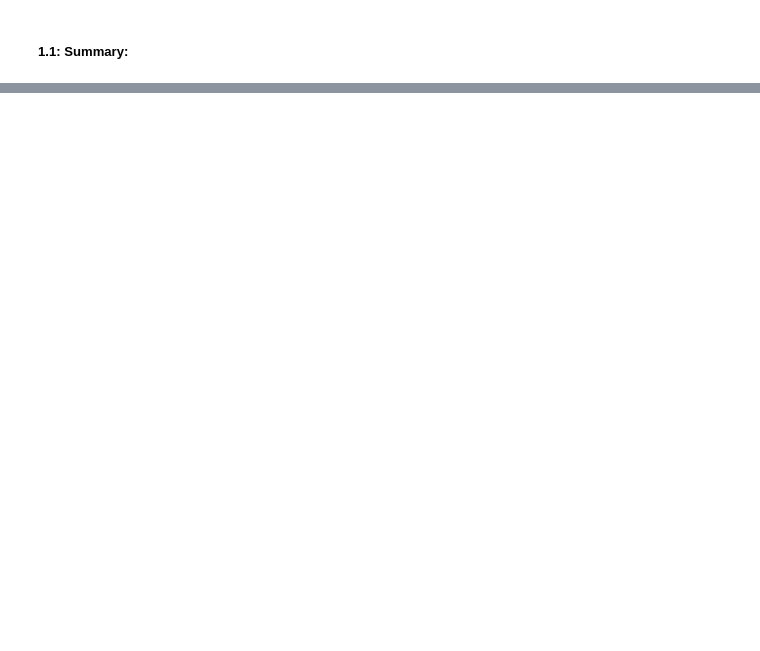
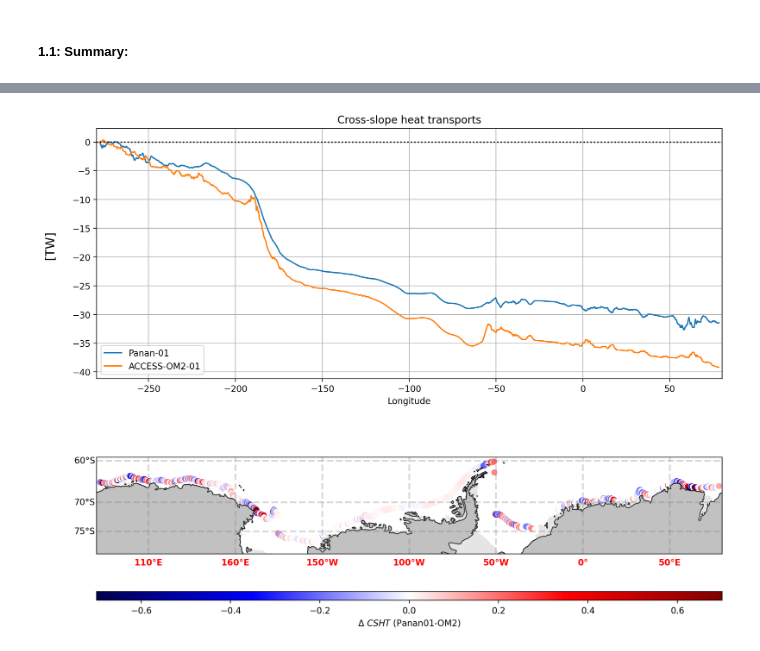
Before and after one commit to willaguiar/Panan_HT_ASC, a Jupyter notebook: Jupyter/Mean_CSHT_pananVSom2.ipynb, the cells around one changed output, grey strips where cells are left out. Saved outputs shown, nothing was run; the diff lists cells and outputs as text; code cells hidden in the pictures; blank space fills up the shorter version.

Commit message:
Validation script for panan01

```diff
--- a/Jupyter/Mean_CSHT_pananVSom2.ipynb
+++ b/Jupyter/Mean_CSHT_pananVSom2.ipynb
@@ -85,6 +83,9 @@ P01_unbinned_lon=panan_HT.isel(time=0).lon_along_contour
 OM2_unbinned_lon=OM2_HT.isel(time=0).lon_along_contour
 P01_binned_lon=panan_HT.isel(time=0).lon_bin_midpoints
 OM2_binned_lon=OM2_HT.isel(time=0).lon_bin_midpoints
+
+P01_unbinned_lat=panan_HT.isel(time=0).lat_along_contour
+P01_binned_lat=panan_HT.isel(time=0).lat_bin_midpoints
 # %%
 panan_factor=P01_unbinned_HT_mean.sum()/(P01_binned_CSHT_mean+P01_binned_ZC_mean).sum()
 OM2_factor=OM2_unbinned_HT_mean.sum()/(OM2_binned_CSHT_mean+OM2_binned_ZC_mean).sum()
@@ -162,0 +170,83 @@ We have very similar seasonalyty between both models, except by the maximum summ
+# %%
+P01_binned_CSHT_contour=(P01_binned_CSHT_mean+P01_binned_ZC_mean)*panan_factor/1e12
+OM2_binned_CSHT_contour= (OM2_binned_CSHT_mean+OM2_binned_ZC_mean)*OM2_factor/1e12
+# %%
+#For plotting the bathymetry
+lat_slice  = slice(-83,-59)
+ht_OM2 = cc.querying.getvar('01deg_jra55v13_ryf9091','ht' , session,n=1).sel(yt_ocean=lat_slice)
+land_mask_OM2 = np.squeeze(ht_OM2.values)*0
+land_mask_OM2[np.isnan(land_mask_OM2)] = 1
+land_mask_OM2 = np.where(land_mask_OM2==1,land_mask_OM2,np.nan)
+land_mask_masked_OM2 = np.ma.masked_where((land_mask_OM2==0),land_mask_OM2)
+# make land go all the way to -90S:
+land_mask_lat_OM2 = ht_OM2.yt_ocean.values
+land_mask_lat_OM2[0] = -90
+# %%
+import cartopy.crs as ccrs
+import cartopy.feature as cft
+import matplotlib.ticker as mticker
+from cartopy.mpl.gridliner import LONGITUDE_FORMATTER, LATITUDE_FORMATTER
+from matplotlib.offsetbox import AnchoredOffsetbox, TextArea, HPacker, VPacker
+from matplotlib import rc
+
+
+
+plt.figure(figsize=(10, 8))
+
+label_x=-310
+#Plot 1
+ax0 = plt.axes((0, 0.5, 1, 0.5))
+ax0.plot(P01_binned_lon,P01_binned_CSHT_contour.cumsum(),label=r"Panan-01",color='tab:blue')
+ax0.plot(OM2_binned_lon,OM2_binned_CSHT_contour.cumsum(),label=r"ACCESS-OM2-01",color='tab:orange')
+plt.plot([-280,80],[0,0],'k:'); plt.xlim(-280,80)
+#ax0.text(label_x, -0.1, r"[m/s]", color='tab:blue', rotation='vertical',fontsize=14)
+ax0.text(label_x, -20, r"[TW]", color='black', rotation='vertical',fontsize=14)
+
+
+plt.xlabel('Longitude')
+plt.xlim(-280,80)
+plt.legend()
+plt.title("Cross-slope heat transports")
+plt.grid()
+
+
+
+#Plot 2
+projection = ccrs.Mercator(central_longitude=-100.0, min_latitude=-90.0, max_latitude=-50.0)
+ax = plt.axes((0, 0, 1, 0.5),projection=projection)
+land_50m = cft.NaturalEarthFeature('physical', 'land', '50m',
+                                   edgecolor='black', facecolor='papayawhip', linewidth=0.5)
+
+
+ax.set_extent([-280, 80, -59, -78], crs=ccrs.PlateCarree())
+ax.add_feature(land_50m, color=[0.8, 0.8, 0.8])
+ax.coastlines(resolution='50m')
+
+
+plt.scatter(P01_binned_lon,P01_binned_lat,
+            c=(P01_binned_CSHT_contour-OM2_binned_CSHT_contour),vmin=-0.7,vmax=0.7,cmap='seismic',transform=ccrs.PlateCarree())
+plt.xlabel('Longitude');plt.ylabel('Latitude')
+plt.grid();cbar=plt.colorbar(orientation="horizontal",aspect=70);
+cbar.set_label(r"$\Delta\ CSHT$ (Panan01-OM2)")
+# plt.contour(ht_OM2.xt_ocean,ht_OM2.yt_ocean,ht_OM2,
+#             levels=[1000],colors='k',linewidths=0.5,alpha=0.9,transform = ccrs.PlateCarree())
+plt.contourf(ht_OM2.xt_ocean, land_mask_lat_OM2,land_mask_masked_OM2,colors='darkgrey',
+             zorder=2,transform = ccrs.PlateCarree(),alpha=0.3)
+
+gl = ax.gridlines(crs=ccrs.PlateCarree(), draw_labels=True,
+                  linewidth=2, color='gray', alpha=0.3, linestyle='--')
+gl.xlabels_top = False
+gl.ylabels_left = True
+gl.xlines = True
+gl.ylines = True
+gl.xlocator = mticker.FixedLocator([ -150, -100,-50,0,50,110,160])
+gl.ylocator = mticker.FixedLocator([ -75,-70,-60])
+gl.xformatter = LONGITUDE_FORMATTER
+gl.yformatter = LATITUDE_FORMATTER
+gl.xlabel_style = {'size': 15, 'color': 'gray'}
+gl.xlabel_style = {'color': 'red', 'weight': 'bold'}
+
+
+plt.savefig(figdir+'CSHT_difference_points.png',dpi=300)
+# %% [output]
+[figure, added]
```
Also changed, not shown: parts of 12 cells of this notebook.
